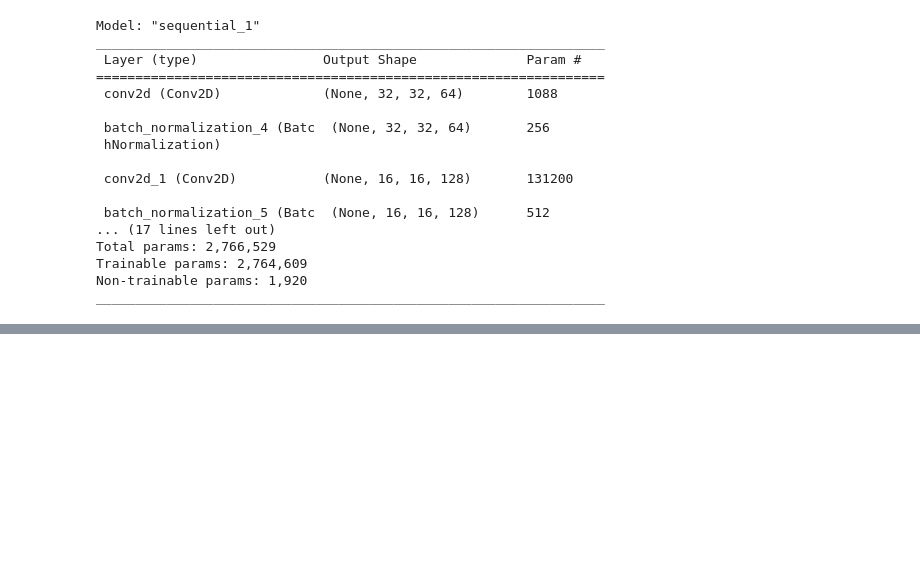
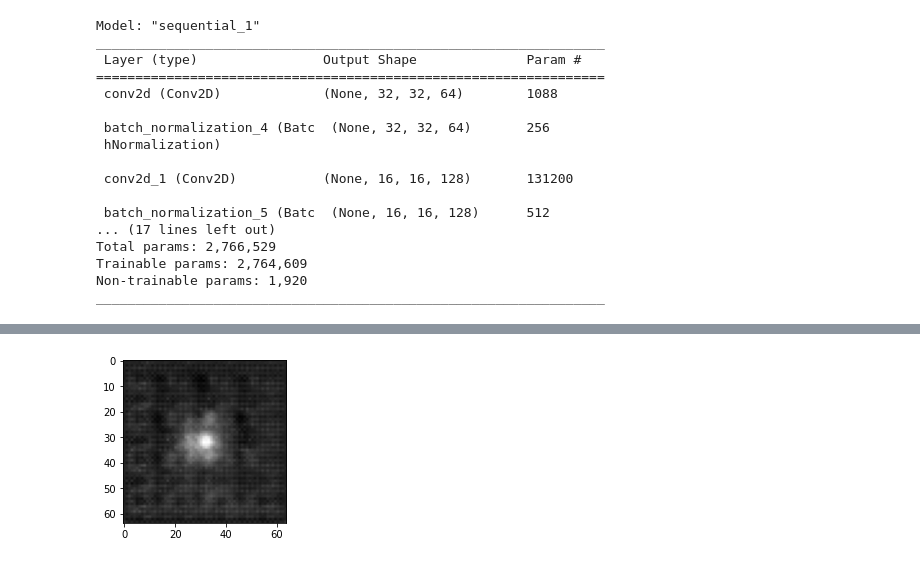
Before and after one commit to Chemafiz/GAN-galaxy-images, a Jupyter notebook: model_pipeline.ipynb, the cells around one changed output, grey strips where cells are left out. Drawn from its saved outputs; the diff is of its cells as text; code cells hidden in the pictures; blank space fills up the shorter version.

```diff
--- a/model_pipeline.ipynb
+++ b/model_pipeline.ipynb
@@ -348,0 +508,8 @@ train(images, 2)
+# %%
+plt.figure(figsize=(3,3))
+noise = tf.random.normal(shape=[BATCH_SIZE, 100])
+img = np.array(generator(noise))
+plt.imshow(img[0].reshape(64,64), cmap="gray")
+plt.show()
+# %% [output]
+[figure, added]
```
Also changed, not shown: parts of 51 cells of this notebook.
